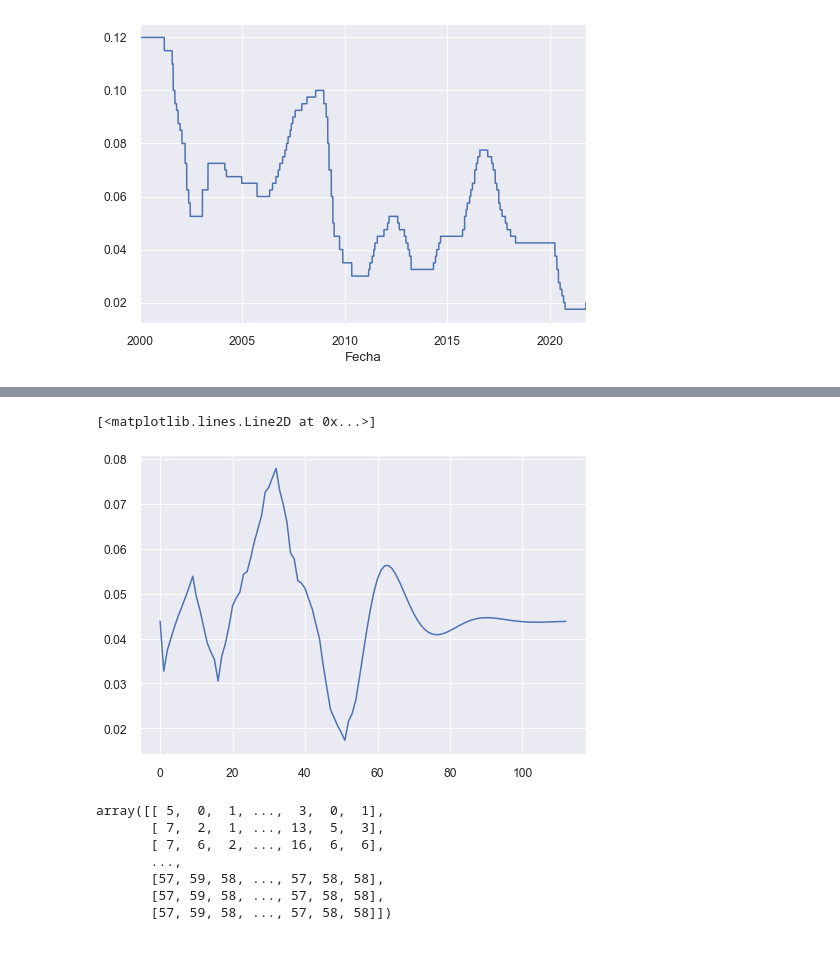
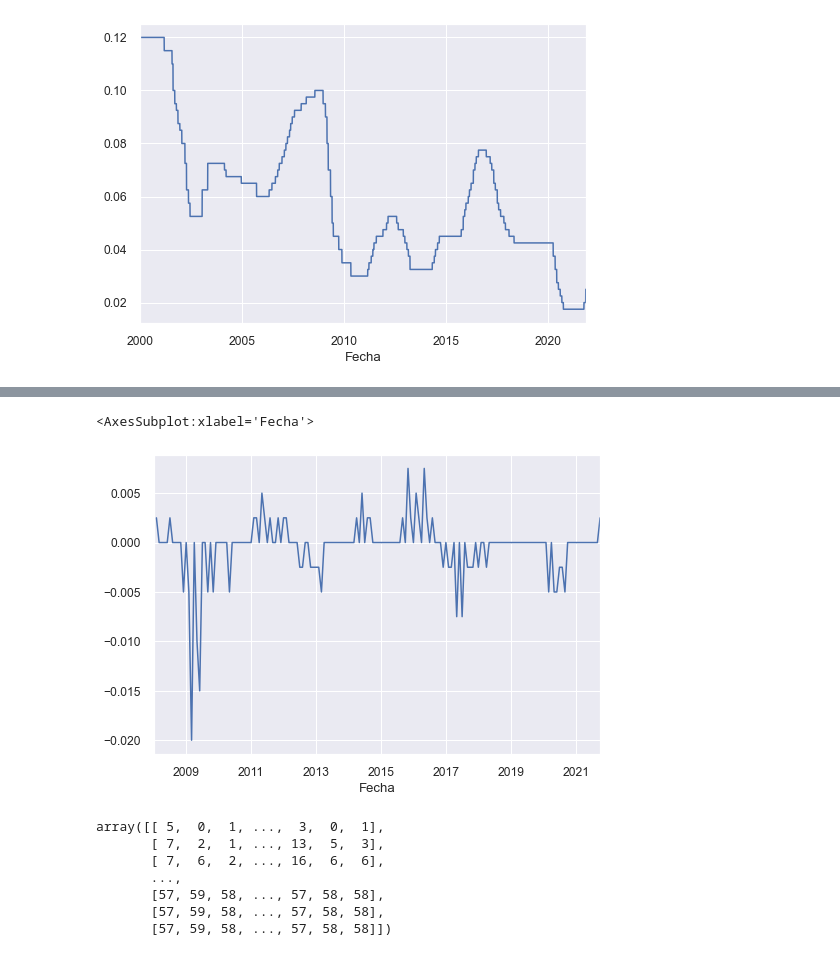
Before and after one commit to Alejandro-Duenas/rate_simulation_models, a Jupyter notebook: Stochastic Rates Modeling.ipynb, the cells around one changed output, grey strips where cells are left out. Cells and saved outputs as stored; diff of their text form; code cells hidden in the pictures.

Commit message:
feat: completed Poisson-ARMA model and improved efficiency

```diff
--- a/Stochastic Rates Modeling.ipynb
+++ b/Stochastic Rates Modeling.ipynb
@@ -26,10 +27,9 @@ sns.set(font_scale=1.1)
 The autoreload extension is already loaded. To reload it, use:
   %reload_ext autoreload
 # %%
-full_rates = pd.read_csv('historico_tasas_python.csv',index_col=0).astype(
-    {'Fecha':'datetime64[ns]'}
-).set_index('Fecha', drop=True)
-full_rates
+full_rates = dt.fread('historico_tasas_python.csv').to_pandas().drop(
+    columns = 'C0').set_index('Fecha', drop=True)
+full_rates.tail()
 # %% [output]
 |  | TIBR | IBR Overnight | IBR 1M | IBR 3M | IBR 6M | DTF | IPC Anual | IPC Mensual | FED | UVR | ... |
 | Fecha |  |  |  |  |  |  |  |  |  |  | ... |
@@ -165,4 +164,5 @@ plt.plot(mn)
 # %%
-plt.plot(0.15/(1+np.exp(-model_fit.forecast(60))))
-#model_fit.forecast(60)
+tibr_m = monthly_rates.loc['2008-01-01':, 'TIBR']
+poisson = stc.PoissonRateSeries(tibr_m['2008-01-01':], p=2)
+poisson.get_full_df()
 # %% [output]
@@ -175,8 +231,8 @@ transformed.shape
 # %%
-plt.plot(0.15/(1+np.exp(-model_fit.predict(0,112))))
+(tibr_m-tibr_m.shift(1)).plot()
 # %% [output]
-[<matplotlib.lines.Line2D at 0x...>]
+<AxesSubplot:xlabel='Fecha'>
-[figure, old version]
+[figure, new version]
 # %%
 row_index
 # %% [output]
```
Also changed, not shown: parts of 38 cells of this notebook, 1 other file.
